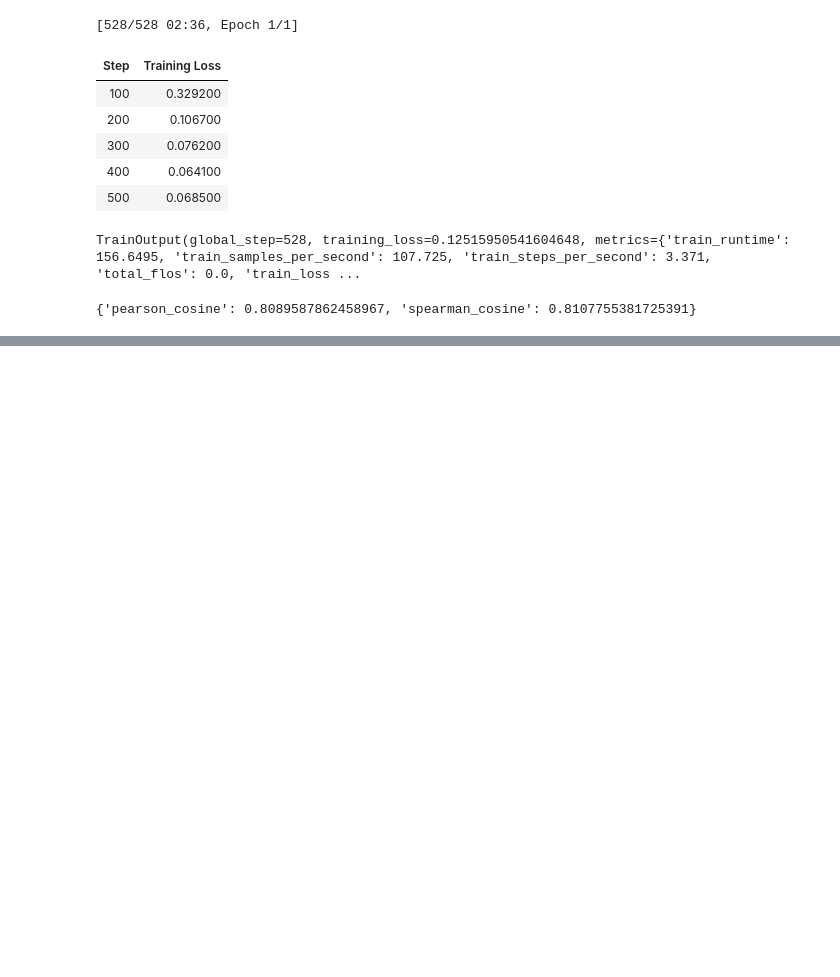
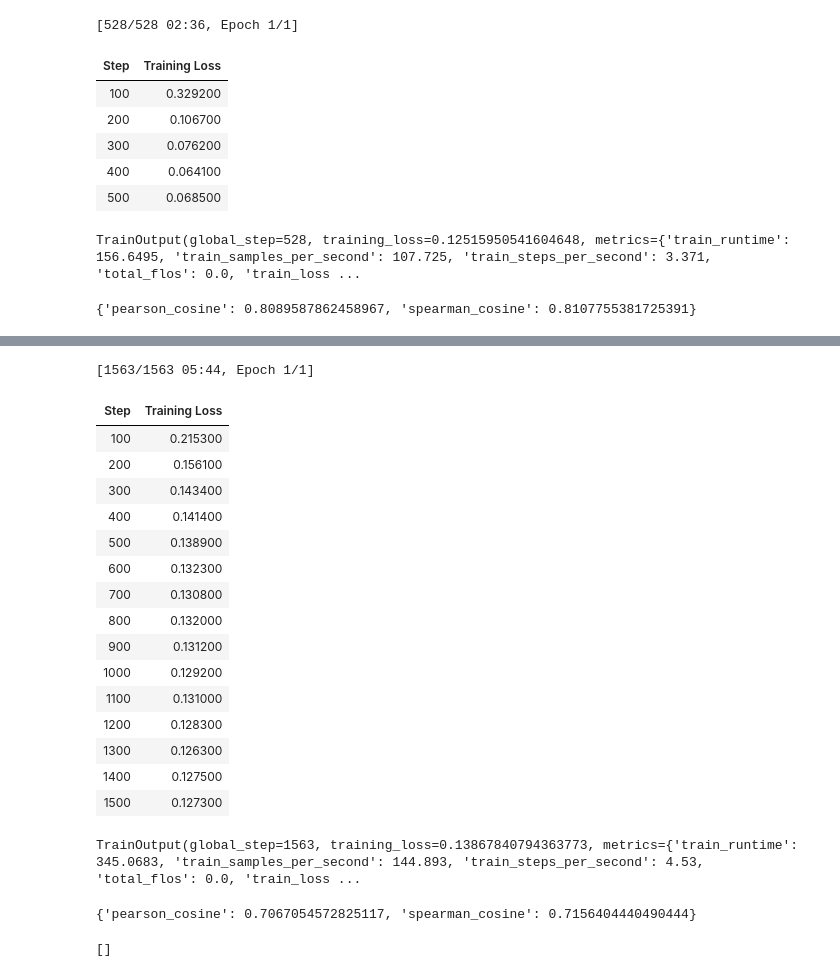
Before and after one commit to Ashishkhurana01/Hands-On-LLM, a Jupyter notebook: ch10_textEmbeddingModels.ipynb, the cells around one changed output, grey strips where cells are left out. Saved outputs shown, nothing was run; the diff lists cells and outputs as text; code cells hidden in the pictures; blank space fills up the shorter version.

```diff
--- a/ch10_textEmbeddingModels.ipynb
+++ b/ch10_textEmbeddingModels.ipynb
@@ -318,0 +447,4 @@ evaluator(embedding_model)
+# %%
+# Prepare the silver dataset by predicting labels with the cross-encoder
+silver = load_dataset("glue", "mnli", split="train").select(range(10_000, 50_000))
+pairs = list(zip(silver['premise'], silver['hypothesis']))
@@ -318,0 +463,49 @@ evaluator(embedding_model)
+# %%
+# Combine gold + silver
+data = pd.concat([gold, silver], ignore_index=True, axis=0)
+data = data.drop_duplicates(subset=['sentence1', 'sentence2'], keep="first")
+train_dataset = Dataset.from_pandas(data, preserve_index=False)
+# %%
+from sentence_transformers.evaluation import EmbeddingSimilarityEvaluator
+
+# Create an embedding similarity evaluator for stsb
+val_sts = load_dataset('glue', 'stsb', split='validation')
+evaluator = EmbeddingSimilarityEvaluator(
+    sentences1=val_sts["sentence1"],
+    sentences2=val_sts["sentence2"],
+    scores=[score/5 for score in val_sts["label"]],
+    main_similarity="cosine"
+)
+# %%
+from sentence_transformers import losses, SentenceTransformer
+from sentence_transformers.trainer import SentenceTransformerTrainer
+from sentence_transformers.training_args import SentenceTransformerTrainingArguments
+
+# Define model
+embedding_model = SentenceTransformer('bert-base-uncased')
+
+# Loss function
+train_loss = losses.CosineSimilarityLoss(model=embedding_model)
+
+# Define the training arguments
+args = SentenceTransformerTrainingArguments(
+    output_dir="augmented_embedding_model",
+    num_train_epochs=1,
+    per_device_train_batch_size=32,
+    per_device_eval_batch_size=32,
+    warmup_steps=100,
+    fp16=True,
+    eval_steps=100,
+    logging_steps=100,
+)
+
+# Train model
+trainer = SentenceTransformerTrainer(
+    model=embedding_model,
+    args=args,
+    train_dataset=train_dataset,
+    loss=train_loss,
+    evaluator=evaluator
+)
+trainer.train()
+# %% [output]
@@ -318,0 +513,27 @@ evaluator(embedding_model)
+[1563/1563 05:44, Epoch 1/1]
+| Step | Training Loss |
+| 100 | 0.215300 |
+| 200 | 0.156100 |
+| 300 | 0.143400 |
+| 400 | 0.141400 |
+| 500 | 0.138900 |
+| 600 | 0.132300 |
+| 700 | 0.130800 |
+| 800 | 0.132000 |
+| 900 | 0.131200 |
+| 1000 | 0.129200 |
+| 1100 | 0.131000 |
+| 1200 | 0.128300 |
+| 1300 | 0.126300 |
+| 1400 | 0.127500 |
+| 1500 | 0.127300 |
+TrainOutput(global_step=1563, training_loss=0.13867840794363773, metrics={'train_runtime': 345.0683, 'train_samples_per_second': 144.893, 'train_steps_per_second': 4.53, 'total_flos': 0.0, 'train_loss ...
+# %%
+# Evaluate our trained model
+evaluator(embedding_model)
+# %% [output]
+{'pearson_cosine': 0.7067054572825117, 'spearman_cosine': 0.7156404440490444}
+# %%
+trainer.accelerator.clear()
+# %% [output]
+[]
```
Also changed, not shown: parts of 14 cells of this notebook.
